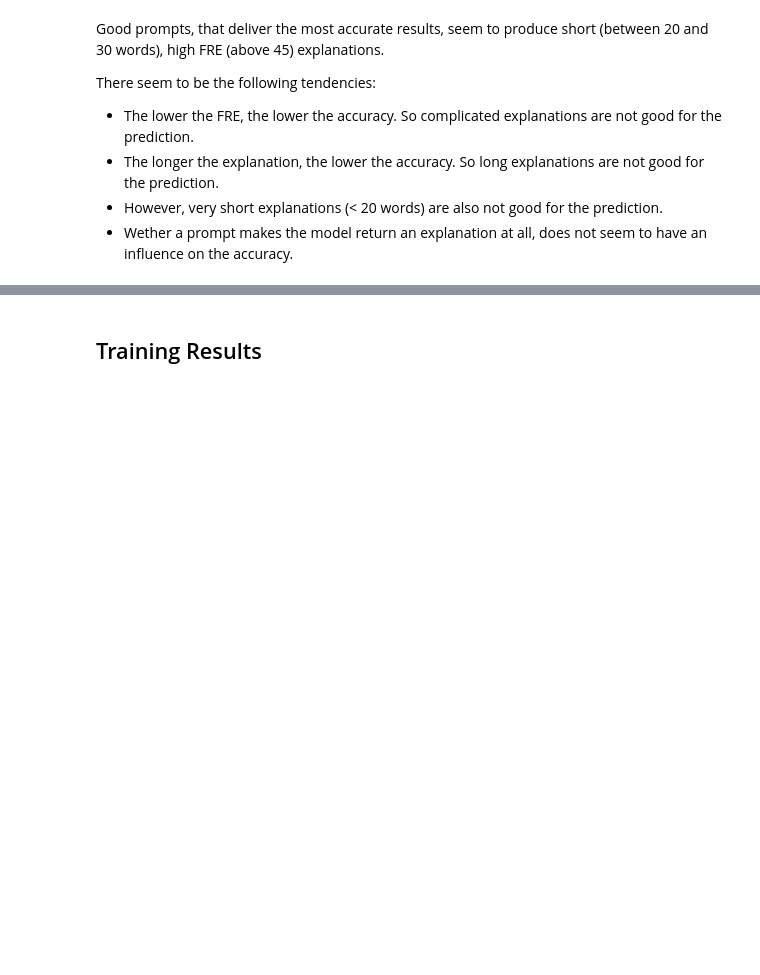
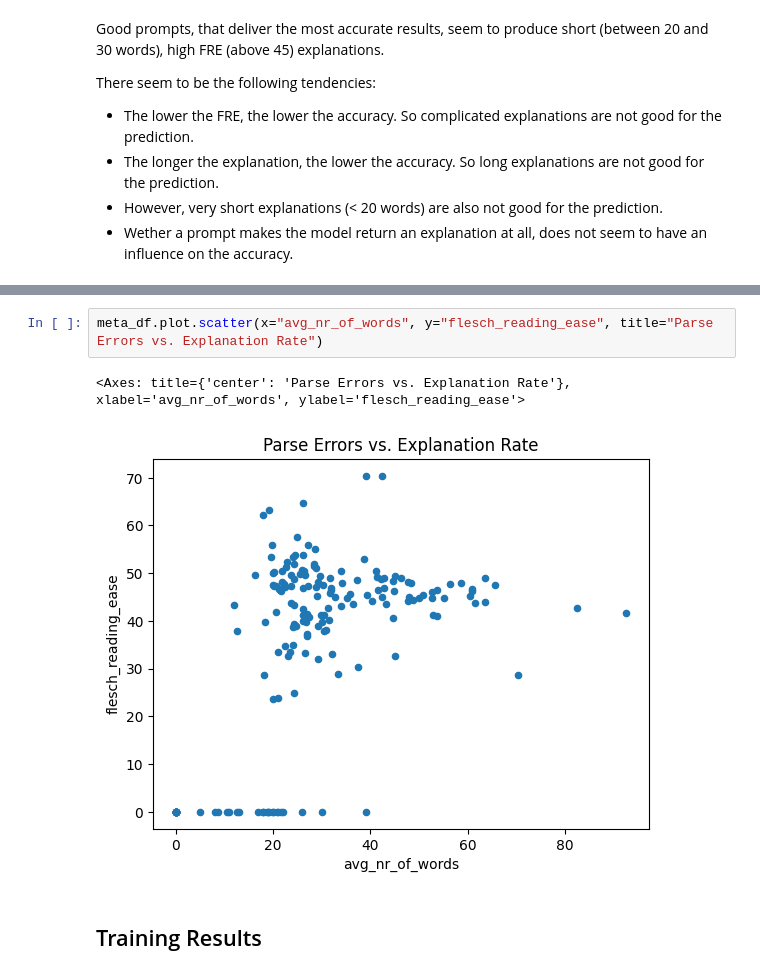
Before and after one commit to lukasvoege/ZeroShot-step-by-step-distillation, a Jupyter notebook: analytics.ipynb, the cells around one changed output, grey strips where cells are left out. Saved outputs shown, nothing was run; the diff lists cells and outputs as text; blank space fills up the shorter version.

```diff
--- a/analytics.ipynb
+++ b/analytics.ipynb
@@ -159,3 +163,8 @@ meta_df[(meta_df["explanation_rate"] > 0.96) & (meta_df["avg_nr_of_words"] < 30)
+# %%
+meta_df.plot.scatter(x="avg_nr_of_words", y="flesch_reading_ease", title="Parse Errors vs. Explanation Rate")
+# %% [output]
+<Axes: title={'center': 'Parse Errors vs. Explanation Rate'}, xlabel='avg_nr_of_words', ylabel='flesch_reading_ease'>
+[figure, added]
 # %% [markdown]
 ## Training Results
 # %%
```
Also changed, not shown: parts of 5 cells of this notebook.
